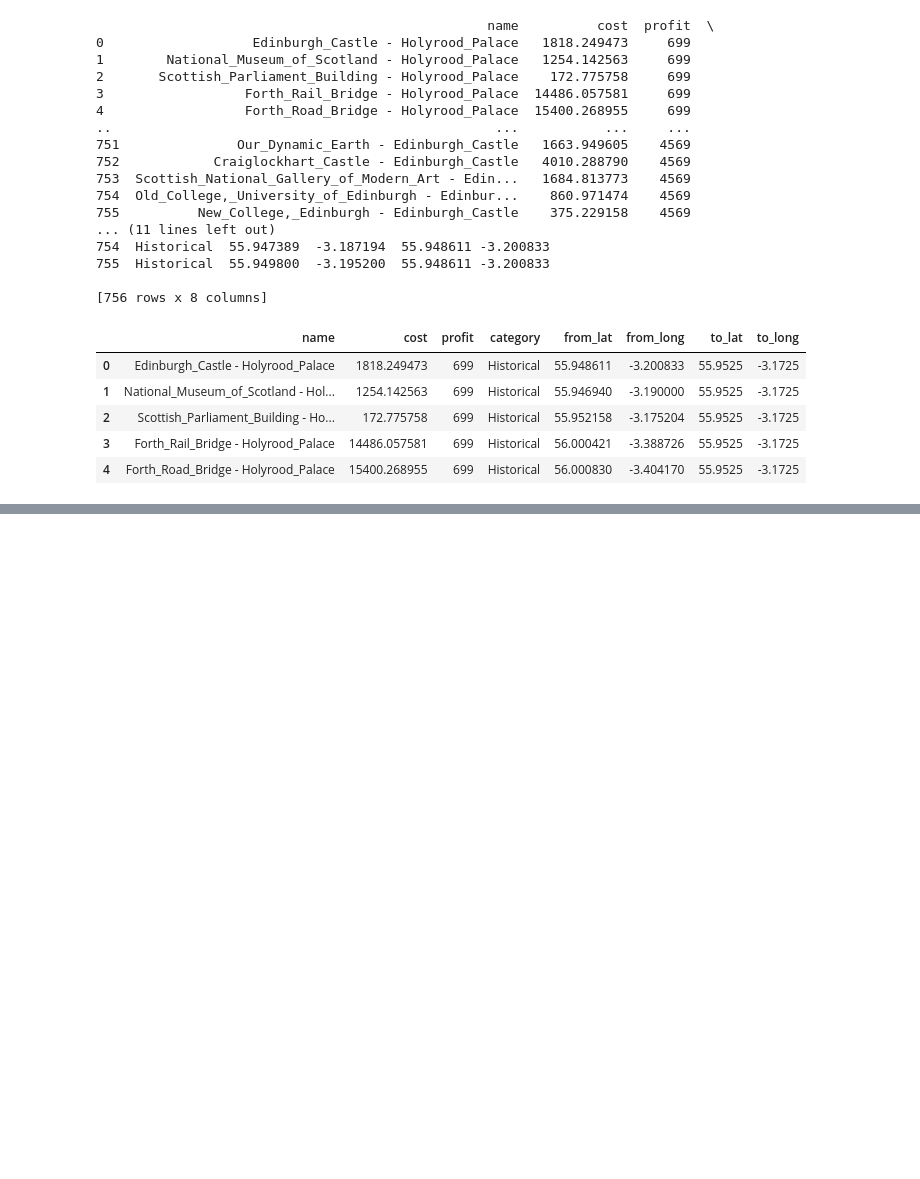
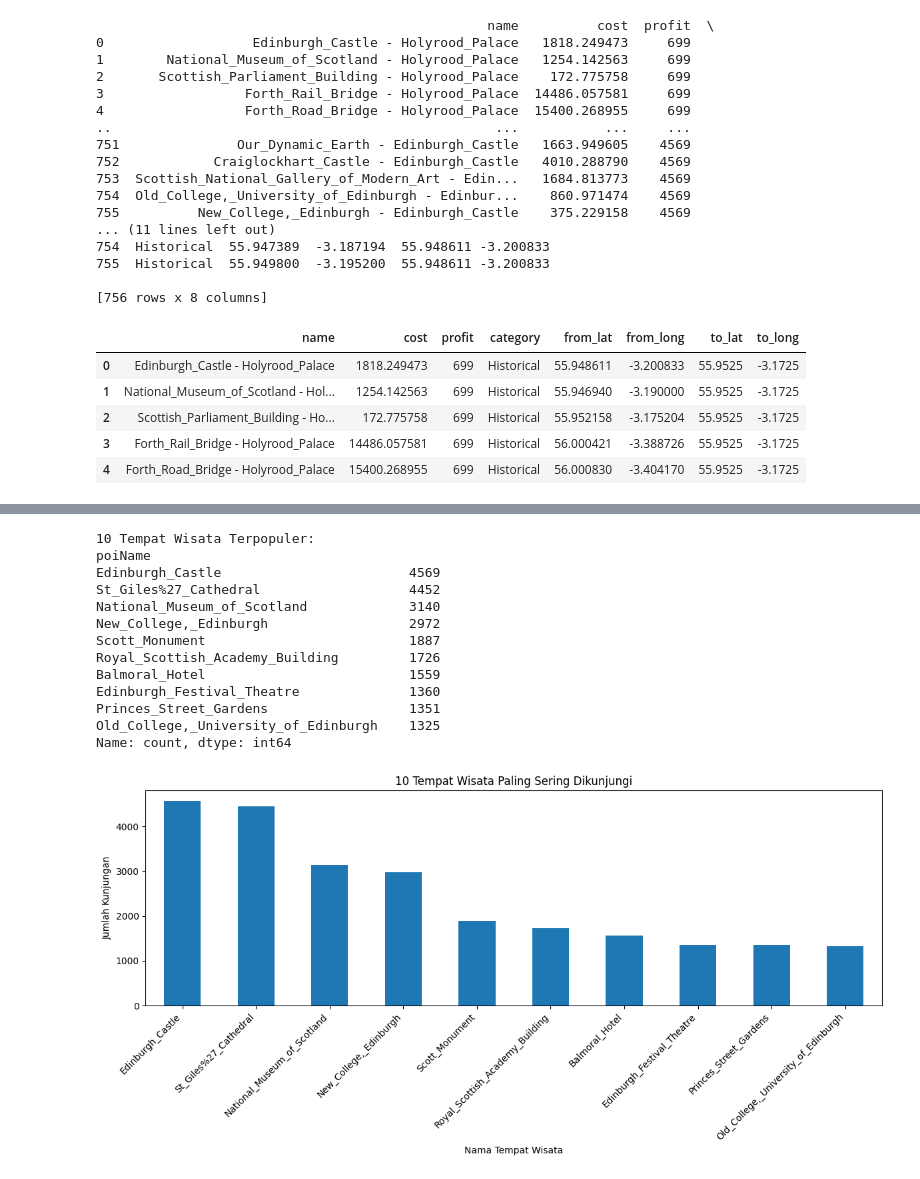
Before and after one commit to kyukazamiqq/Edinburgh_Visualization, a Jupyter notebook: main.ipynb, the cells around one changed output, grey strips where cells are left out. Cells and saved outputs as stored; diff of their text form; code cells hidden in the pictures; blank space fills up the shorter version.

```diff
--- a/main.ipynb
+++ b/main.ipynb
@@ -7,8 +7,8 @@ import folium
 # %%
 #Import Dataset
 poiedin = pd.read_csv("data-ijcai15/poiList-ijcai15/POI-Edin.csv", sep =";")
-costprofcat = pd.read_csv("C:/Users/MyBook Hype AMD/Project/tubesvdi/data-ijcai15/costProf-ijcai15/costProfCat-EdinPOI-all.csv", sep = ";")
-uservisit = pd.read_csv("C:/Users/MyBook Hype AMD/Project/tubesvdi/data-ijcai15/userVisits-ijcai15/userVisits-Edin.csv", sep = ";")
+costprofcat = pd.read_csv("data-ijcai15/costProf-ijcai15/costProfCat-EdinPOI-all.csv", sep = ";")
+uservisit = pd.read_csv("data-ijcai15/userVisits-ijcai15/userVisits-Edin.csv", sep = ";")
 
 poiedin
 # %% [output]
@@ -109,0 +120,45 @@ edinburgh_map.save("edinburgh_poi_map.html")
+# %%
+# Analisis Frekuensi Kunjungan Pengguna
+
+# Gabungkan data kunjungan pengguna (uservisit) dengan data POI (poiedin)
+merged_visits = uservisit.merge(poiedin, left_on='poiID', right_on='poiID', how='left')
+
+# Hitung berapa kali setiap tempat wisata dikunjungi
+visit_counts = merged_visits['poiName'].value_counts()
+
+# Tampilkan 10 tempat wisata yang paling sering dikunjungi
+print("10 Tempat Wisata Terpopuler:")
+print(visit_counts.head(10))
+
+# Visualisasi frekuensi kunjungan
+plt.figure(figsize=(12, 6))
+visit_counts.head(10).plot(kind='bar')
+plt.title('10 Tempat Wisata Paling Sering Dikunjungi')
+plt.xlabel('Nama Tempat Wisata')
+plt.ylabel('Jumlah Kunjungan')
+plt.xticks(rotation=45, ha='right')  # Rotasi label sumbu x agar lebih mudah dibaca
+plt.tight_layout()
+plt.show()
+
+# Analisis lebih lanjut (opsional)
+# Anda bisa mengelompokkan tempat wisata berdasarkan kategori dan melihat frekuensi kunjungan per kategori
+# Atau, analisis tren kunjungan berdasarkan waktu (jika data uservisit memiliki informasi waktu kunjungan)
+# Contoh:
+# visit_counts_by_category = merged_visits.groupby('theme')['poiName'].count()
+# print("\nJumlah Kunjungan per Kategori:")
+# print(visit_counts_by_category)
+# %% [output]
+10 Tempat Wisata Terpopuler:
+poiName
+Edinburgh_Castle                        4569
+St_Giles%27_Cathedral                   4452
+National_Museum_of_Scotland             3140
+New_College,_Edinburgh                  2972
+Scott_Monument                          1887
+Royal_Scottish_Academy_Building         1726
+Balmoral_Hotel                          1559
+Edinburgh_Festival_Theatre              1360
+Princes_Street_Gardens                  1351
+Old_College,_University_of_Edinburgh    1325
+Name: count, dtype: int64
+[figure, added]
```
Also changed, not shown: parts of 5 cells of this notebook, 1 other file.
